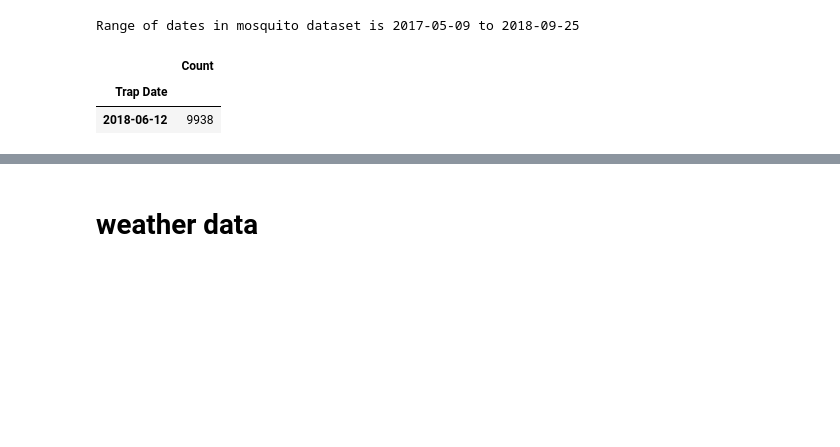
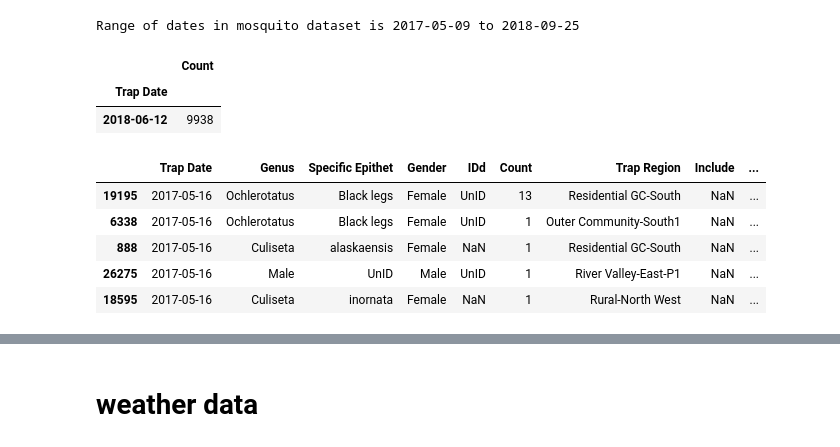
Before and after one commit to essamgouda97/ECE720-project1, a Jupyter notebook: task2_2.ipynb, the cells around one changed output, grey strips where cells are left out. Cells and saved outputs as stored; diff of their text form; code cells hidden in the pictures; blank space fills up the shorter version.

```diff
--- a/task2_2.ipynb
+++ b/task2_2.ipynb
@@ -61,3 +61,12 @@ Range of dates in mosquito dataset is 2017-05-09 to 2018-09-25
 |  | Count |
 | Trap Date |  |
 | 2018-06-12 | 9938 |
+# %%
+mos_data.head()
+# %% [output]
+|  | Trap Date | Genus | Specific Epithet | Gender | IDd | Count | Trap Region | Include | ... |
+| 19195 | 2017-05-16 | Ochlerotatus | Black legs | Female | UnID | 13 | Residential GC-South | NaN | ... |
+| 6338 | 2017-05-16 | Ochlerotatus | Black legs | Female | UnID | 1 | Outer Community-South1 | NaN | ... |
+| 888 | 2017-05-16 | Culiseta | alaskaensis | Female | NaN | 1 | Residential GC-South | NaN | ... |
+| 26275 | 2017-05-16 | Male | UnID | Male | UnID | 1 | River Valley-East-P1 | NaN | ... |
+| 18595 | 2017-05-16 | Culiseta | inornata | Female | NaN | 1 | Rural-North West | NaN | ... |
```
Also changed, not shown: parts of 4 cells of this notebook.
